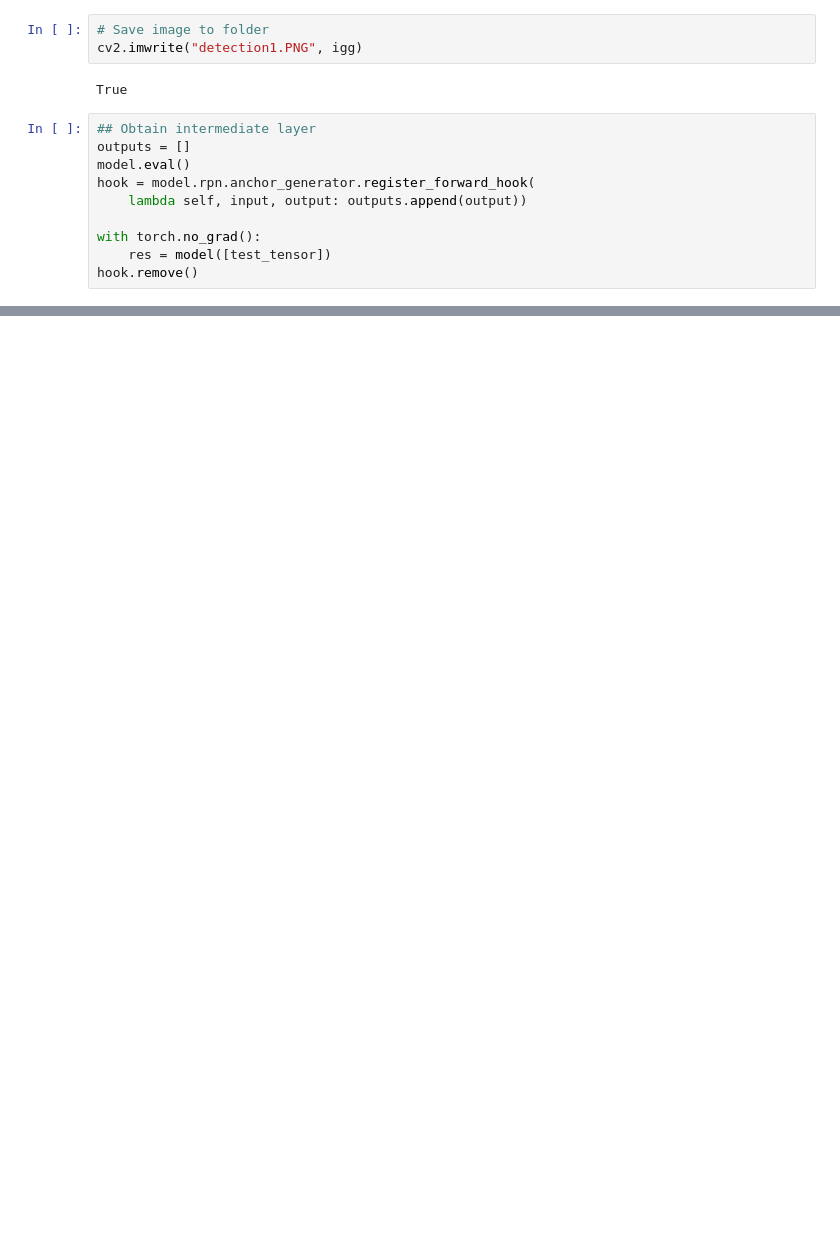
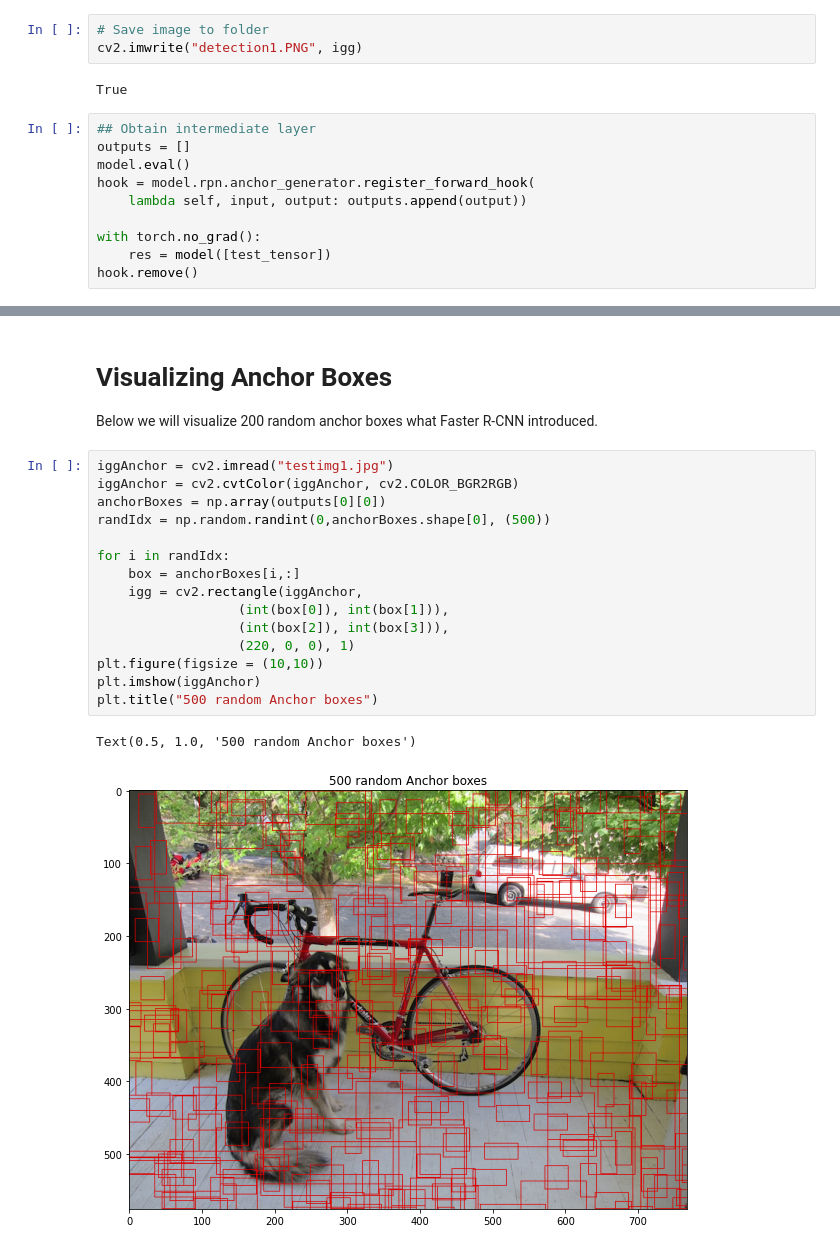
Before and after one commit to YassYe/Deeplearning-Workshops-FYP, a Jupyter notebook: ObjectDetection.ipynb, the cells around one changed output, grey strips where cells are left out. Saved outputs shown, nothing was run; the diff lists cells and outputs as text; blank space fills up the shorter version.

```diff
--- a/ObjectDetection.ipynb
+++ b/ObjectDetection.ipynb
@@ -94,0 +105,21 @@ print(np.array(outputs[0][0]).shape)
+# %% [markdown]
+# Visualizing Anchor Boxes
+Below we will visualize 200 random anchor boxes what Faster R-CNN introduced.
+# %%
+iggAnchor = cv2.imread("testimg1.jpg")
+iggAnchor = cv2.cvtColor(iggAnchor, cv2.COLOR_BGR2RGB)
+anchorBoxes = np.array(outputs[0][0])
+randIdx = np.random.randint(0,anchorBoxes.shape[0], (500))
+
+for i in randIdx:
+    box = anchorBoxes[i,:]
+    igg = cv2.rectangle(iggAnchor,
+                  (int(box[0]), int(box[1])),
+                  (int(box[2]), int(box[3])),
+                  (220, 0, 0), 1)
+plt.figure(figsize = (10,10))
+plt.imshow(iggAnchor)
+plt.title("500 random Anchor boxes")
+# %% [output]
+Text(0.5, 1.0, '500 random Anchor boxes')
+[figure, added]
```
Also changed, not shown: parts of 12 cells of this notebook.
